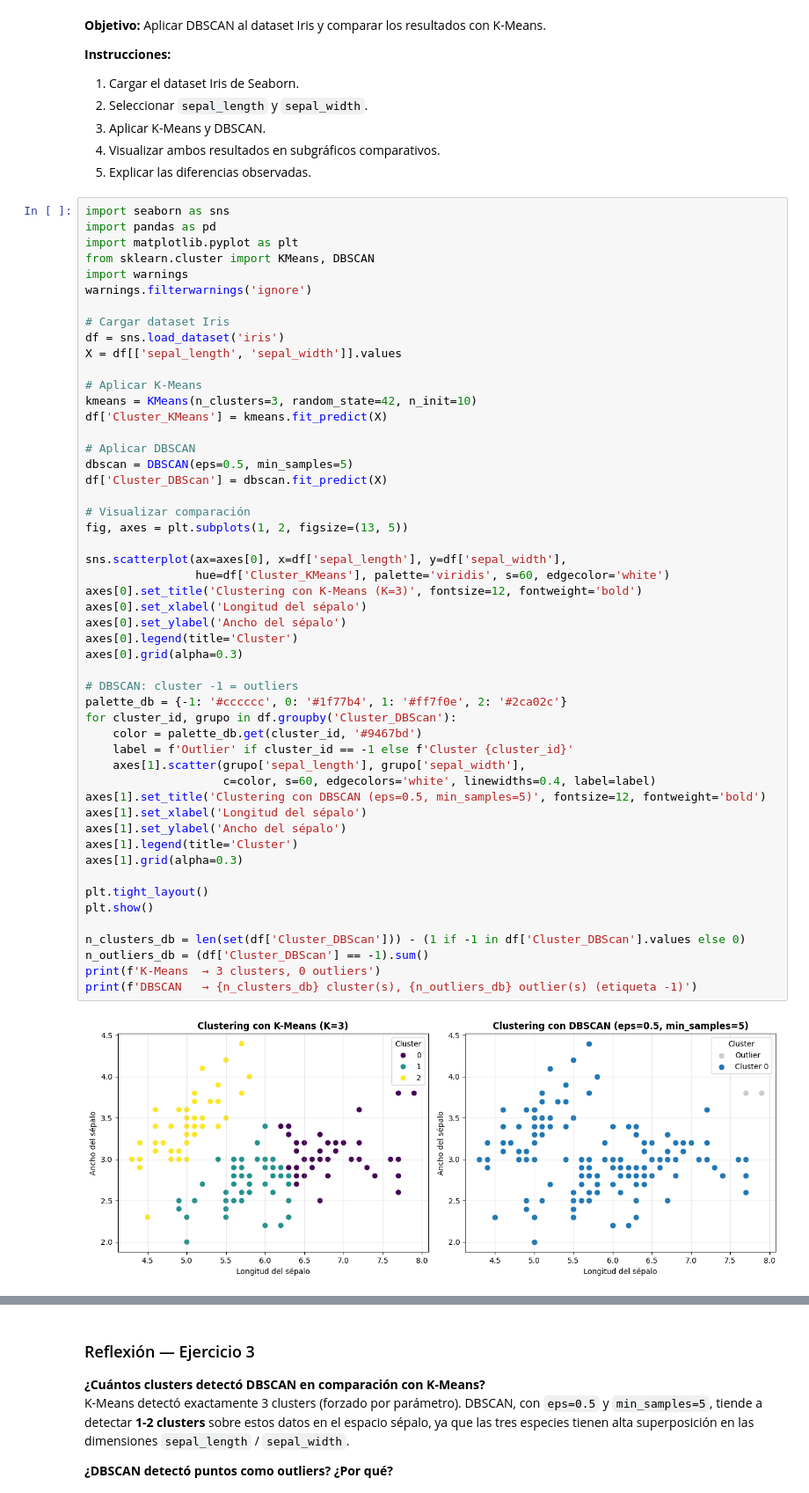
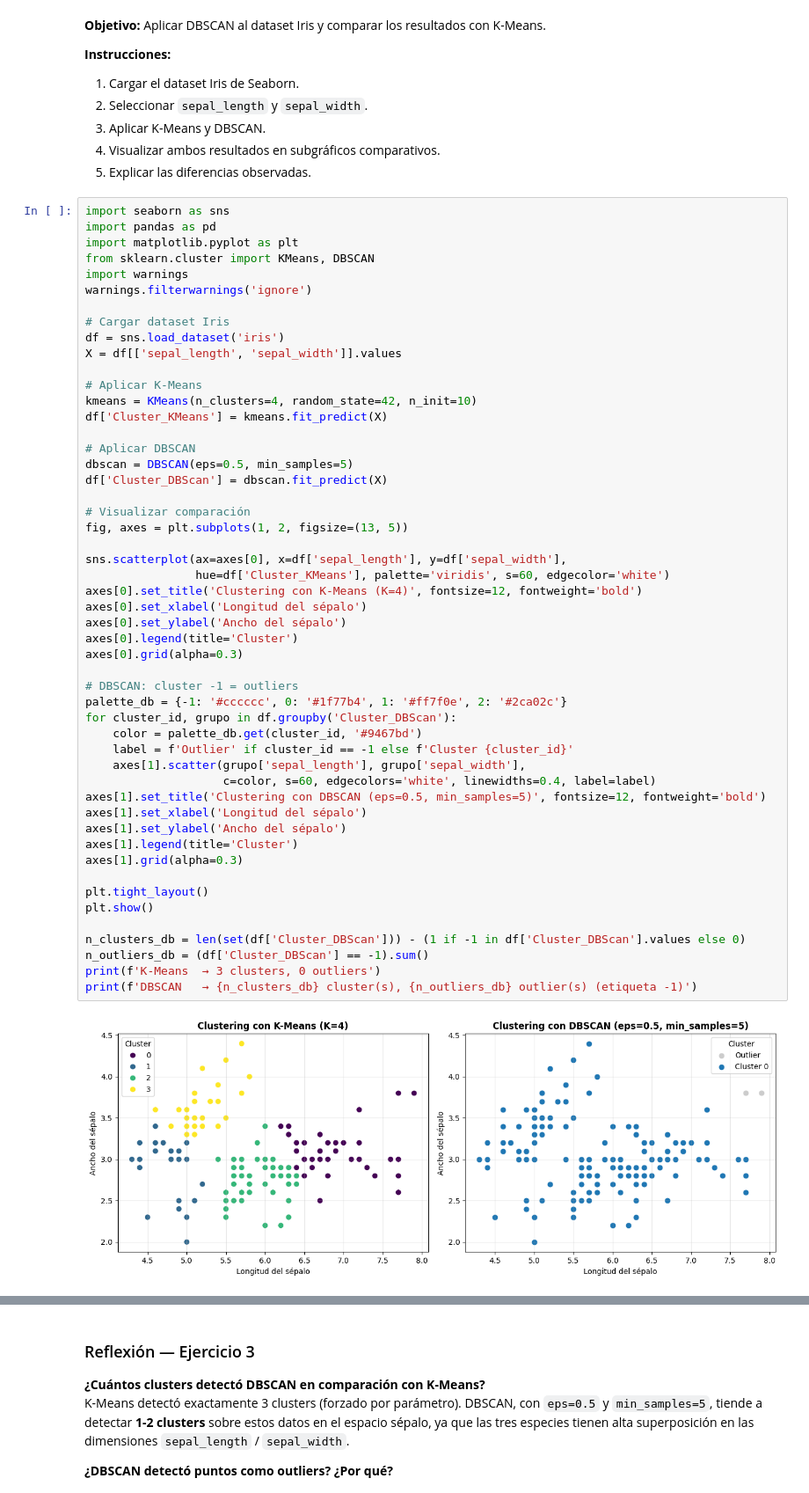
Before and after one commit to chapaman40/CIENCIA-DE-DATOS2026, a Jupyter notebook: CienciadeDatos/Mineriadedatos/Clase6.1.ipynb, the cells around one changed output, grey strips where cells are left out. Shown at 88% size. Drawn from its saved outputs; the diff is of its cells as text.

```diff
--- a/CienciadeDatos/Mineriadedatos/Clase6.1.ipynb
+++ b/CienciadeDatos/Mineriadedatos/Clase6.1.ipynb
@@ -181,7 +183,7 @@ df = sns.load_dataset('iris')
 X = df[['sepal_length', 'sepal_width']].values
 
 # Aplicar K-Means
-kmeans = KMeans(n_clusters=3, random_state=42, n_init=10)
+kmeans = KMeans(n_clusters=4, random_state=42, n_init=10)
 df['Cluster_KMeans'] = kmeans.fit_predict(X)
 
 # Aplicar DBSCAN
@@ -192,35 +194,35 @@ df['Cluster_DBScan'] = dbscan.fit_predict(X)
 fig, axes = plt.subplots(1, 2, figsize=(13, 5))
 
 sns.scatterplot(ax=axes[0], x=df['sepal_length'], y=df['sepal_width'],
                 hue=df['Cluster_KMeans'], palette='viridis', s=60, edgecolor='white')
-axes[0].set_title('Clustering con K-Means (K=3)', fontsize=12, fontweight='bold')
+axes[0].set_title('Clustering con K-Means (K=4)', fontsize=12, fontweight='bold')
 axes[0].set_xlabel('Longitud del sépalo')
 axes[0].set_ylabel('Ancho del sépalo')
 axes[0].legend(title='Cluster')
 axes[0].grid(alpha=0.3)
 
 # DBSCAN: cluster -1 = outliers
 palette_db = {-1: '#cccccc', 0: '#1f77b4', 1: '#ff7f0e', 2: '#2ca02c'}
 for cluster_id, grupo in df.groupby('Cluster_DBScan'):
     color = palette_db.get(cluster_id, '#9467bd')
     label = f'Outlier' if cluster_id == -1 else f'Cluster {cluster_id}'
     axes[1].scatter(grupo['sepal_length'], grupo['sepal_width'],
                     c=color, s=60, edgecolors='white', linewidths=0.4, label=label)
 axes[1].set_title('Clustering con DBSCAN (eps=0.5, min_samples=5)', fontsize=12, fontweight='bold')
 axes[1].set_xlabel('Longitud del sépalo')
 axes[1].set_ylabel('Ancho del sépalo')
 axes[1].legend(title='Cluster')
 axes[1].grid(alpha=0.3)
 
 plt.tight_layout()
 plt.show()
 
 n_clusters_db = len(set(df['Cluster_DBScan'])) - (1 if -1 in df['Cluster_DBScan'].values else 0)
 n_outliers_db = (df['Cluster_DBScan'] == -1).sum()
 print(f'K-Means  → 3 clusters, 0 outliers')
 print(f'DBSCAN   → {n_clusters_db} cluster(s), {n_outliers_db} outlier(s) (etiqueta -1)')
 # %% [output]
-[figure, old version]
+[figure, new version]
 K-Means  → 3 clusters, 0 outliers
 DBSCAN   → 1 cluster(s), 2 outlier(s) (etiqueta -1)
 # %% [markdown]
```
Also changed, not shown: parts of 4 cells of this notebook.
